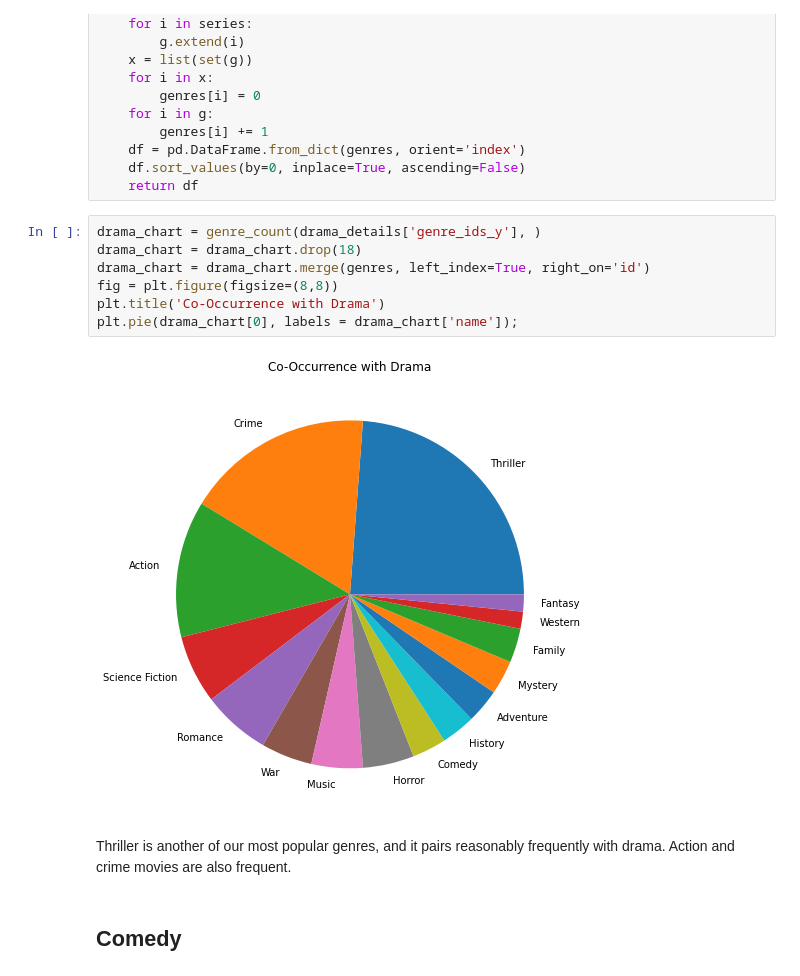
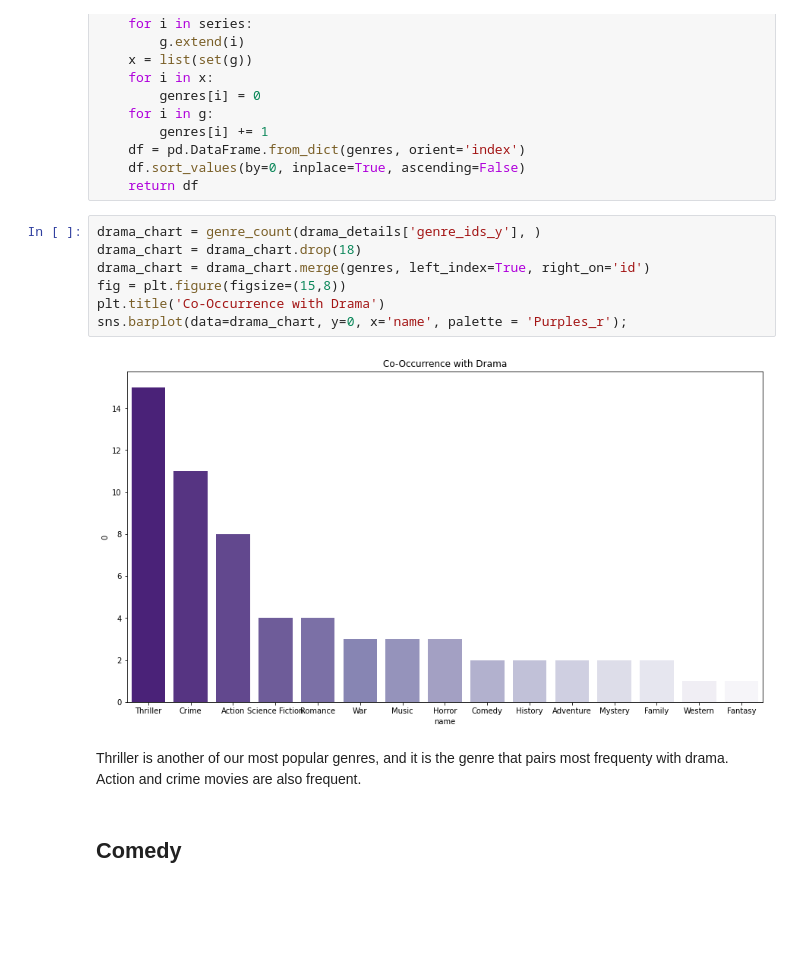
Before and after one commit to zelda4669/movie-data-analysis, a Jupyter notebook: Netflix Top Ten.ipynb, the cells around one changed output. Cells and saved outputs as stored; diff of their text form; blank space fills up the shorter version.

Commit message:
Adjustments to graphs

```diff
--- a/Netflix Top Ten.ipynb
+++ b/Netflix Top Ten.ipynb
@@ -98,14 +95,14 @@ def genre_count(series):
 # %%
 drama_chart = genre_count(drama_details['genre_ids_y'], )
 drama_chart = drama_chart.drop(18)
 drama_chart = drama_chart.merge(genres, left_index=True, right_on='id')
-fig = plt.figure(figsize=(8,8))
+fig = plt.figure(figsize=(15,8))
 plt.title('Co-Occurrence with Drama')
-plt.pie(drama_chart[0], labels = drama_chart['name']);
+sns.barplot(data=drama_chart, y=0, x='name', palette = 'Purples_r');
 # %% [output]
-[figure, old version]
+[figure, new version]
 # %% [markdown]
-Thriller is another of our most popular genres, and it pairs reasonably frequently with drama. Action and crime movies are also frequent.
+Thriller is another of our most popular genres, and it is the genre that pairs most frequenty with drama. Action and crime movies are also frequent.
 # %% [markdown]
 ## Comedy
 # %%
```
Also changed, not shown: parts of 9 cells of this notebook, 2 other files.
